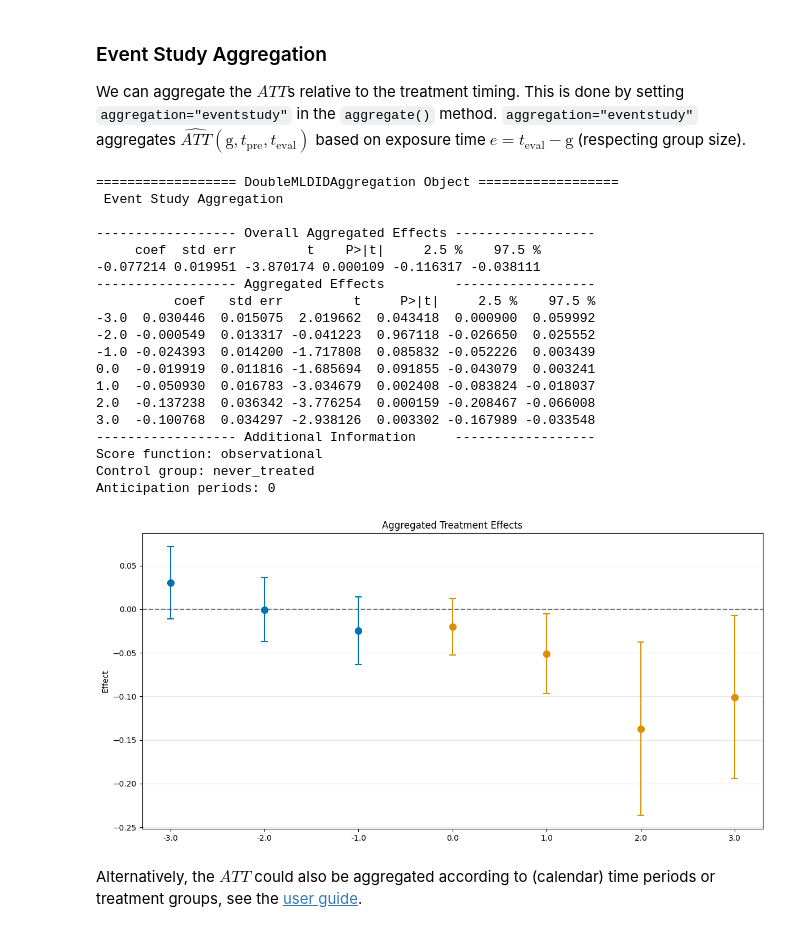
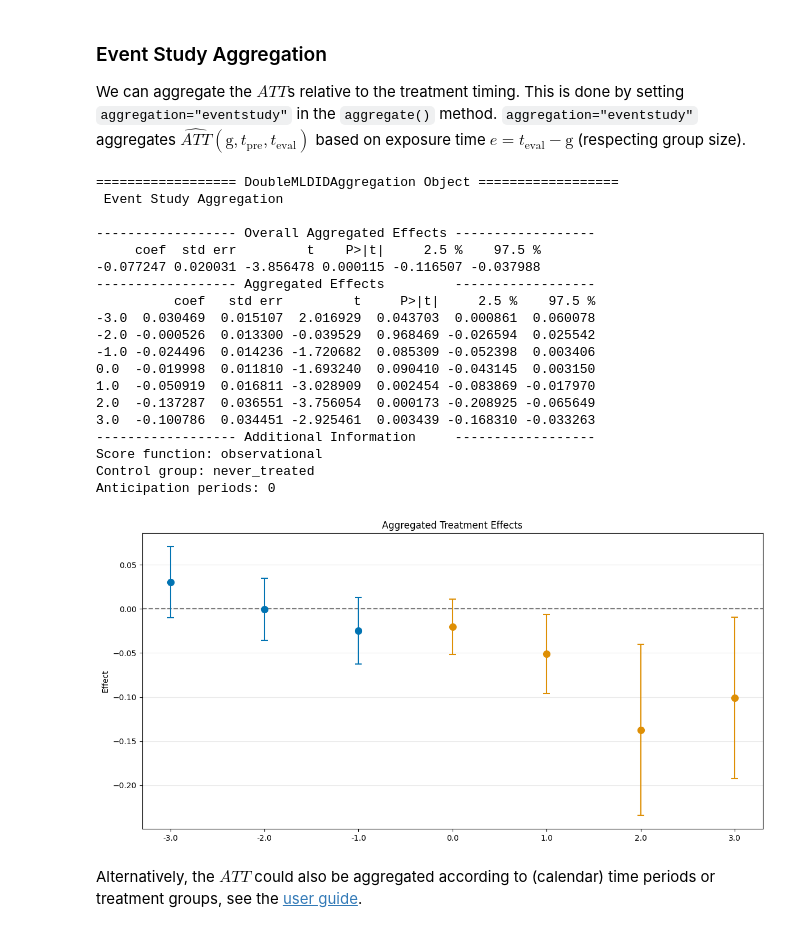
Before and after one commit to DoubleML/doubleml-docs, a Jupyter notebook: doc/examples/did/py_panel_data_example.ipynb, the cells around one changed output. Cells and saved outputs as stored; diff of their text form; code cells hidden in the pictures.

Commit message:
add bootstrap call for aggregated effects

```diff
--- a/doc/examples/did/py_panel_data_example.ipynb
+++ b/doc/examples/did/py_panel_data_example.ipynb
@@ -172,31 +172,32 @@ We can aggregate the $ATT$s relative to the treatment timing. This is done by se
 # %%
 # rerun bootstrap for valid simultaneous inference (as values are not saved)
 dml_obj.bootstrap(n_rep_boot=5000)
 aggregated_eventstudy = dml_obj.aggregate("eventstudy")
 # run bootstrap to obtain simultaneous confidence intervals
+aggregated_eventstudy.aggregated_frameworks.bootstrap()
 print(aggregated_eventstudy)
 fig, ax = aggregated_eventstudy.plot_effects()
 # %% [output]
 ================== DoubleMLDIDAggregation Object ==================
  Event Study Aggregation
 
 ------------------ Overall Aggregated Effects ------------------
      coef  std err         t    P>|t|     2.5 %    97.5 %
--0.077214 0.019951 -3.870174 0.000109 -0.116317 -0.038111
+-0.077247 0.020031 -3.856478 0.000115 -0.116507 -0.037988
 ------------------ Aggregated Effects         ------------------
           coef   std err         t     P>|t|     2.5 %    97.5 %
--3.0  0.030446  0.015075  2.019662  0.043418  0.000900  0.059992
--2.0 -0.000549  0.013317 -0.041223  0.967118 -0.026650  0.025552
--1.0 -0.024393  0.014200 -1.717808  0.085832 -0.052226  0.003439
-0.0  -0.019919  0.011816 -1.685694  0.091855 -0.043079  0.003241
-1.0  -0.050930  0.016783 -3.034679  0.002408 -0.083824 -0.018037
-2.0  -0.137238  0.036342 -3.776254  0.000159 -0.208467 -0.066008
-3.0  -0.100768  0.034297 -2.938126  0.003302 -0.167989 -0.033548
+-3.0  0.030469  0.015107  2.016929  0.043703  0.000861  0.060078
+-2.0 -0.000526  0.013300 -0.039529  0.968469 -0.026594  0.025542
+-1.0 -0.024496  0.014236 -1.720682  0.085309 -0.052398  0.003406
+0.0  -0.019998  0.011810 -1.693240  0.090410 -0.043145  0.003150
+1.0  -0.050919  0.016811 -3.028909  0.002454 -0.083869 -0.017970
+2.0  -0.137287  0.036551 -3.756054  0.000173 -0.208925 -0.065649
+3.0  -0.100786  0.034451 -2.925461  0.003439 -0.168310 -0.033263
 ------------------ Additional Information     ------------------
 Score function: observational
 Control group: never_treated
 Anticipation periods: 0
-[figure, old version]
+[figure, new version]
 # %% [markdown]
 Alternatively, the $ATT$ could also be aggregated according to (calendar) time periods or treatment groups, see the [user guide](https://docs.doubleml.org/dev/guide/models.html#effect-aggregation).
 # %% [markdown]
```
Also changed, not shown: parts of 6 cells of this notebook.
